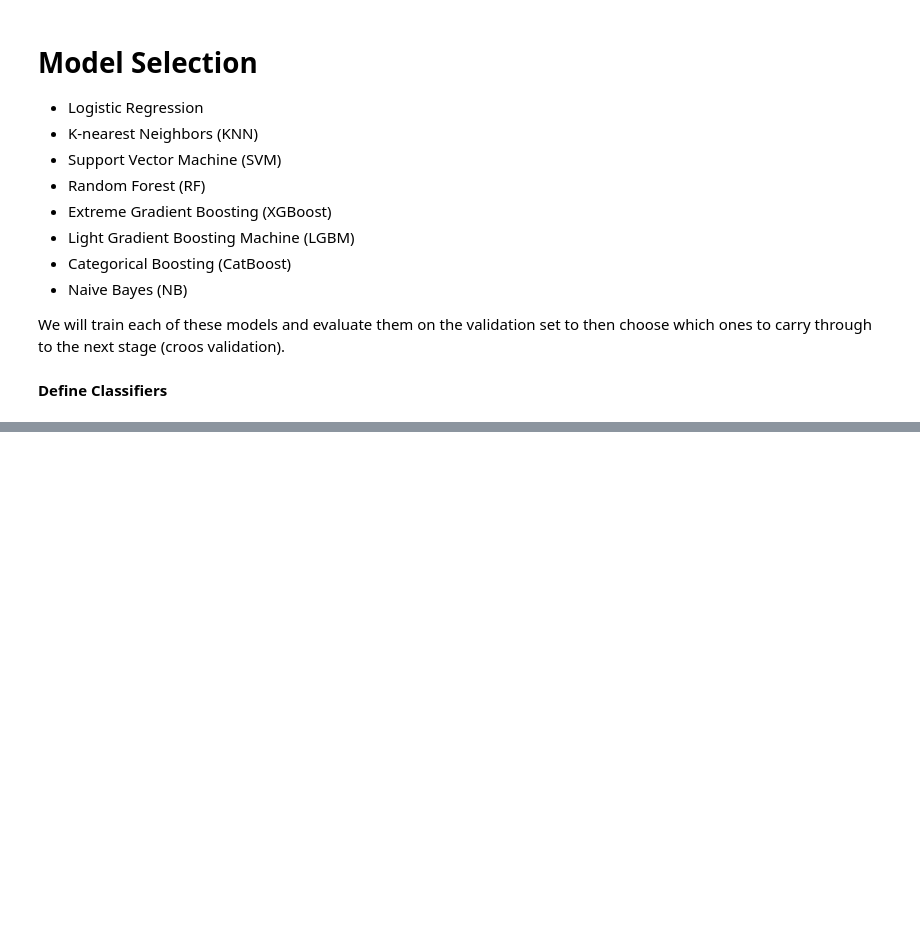
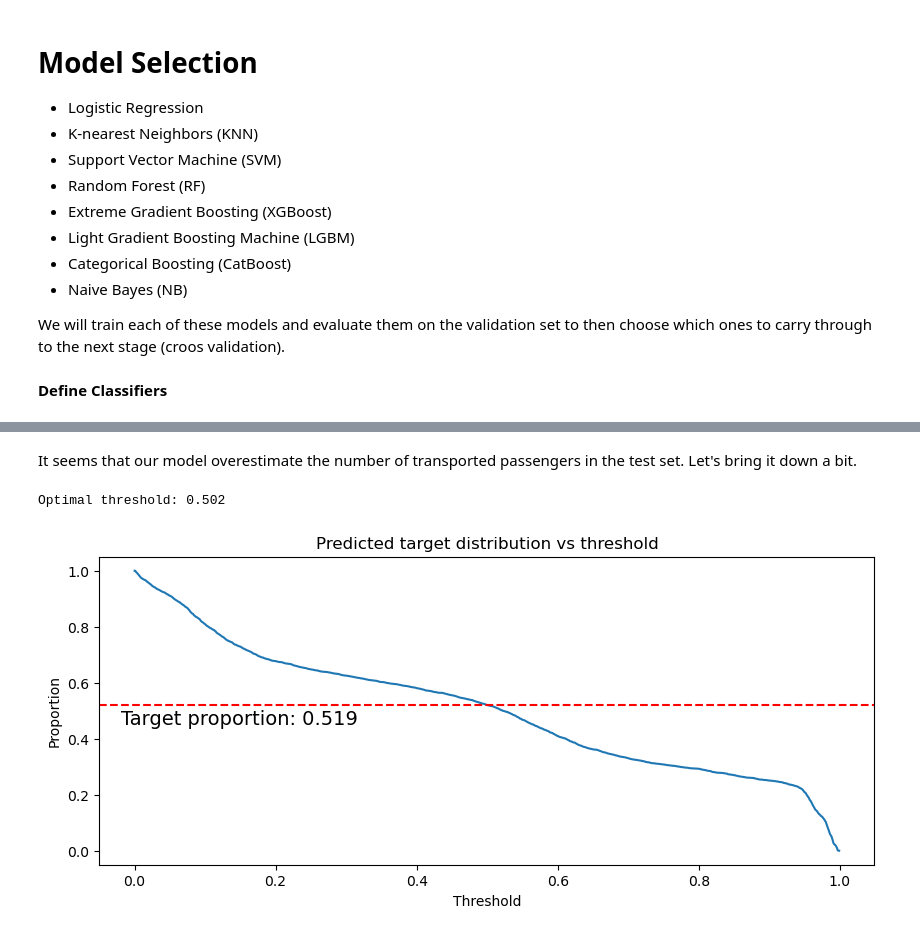
Before and after one commit to cclores1/Gantry-Kinematics, a Jupyter notebook: fork-of-space-titanic-competition-v1-1-a57f3f.ipynb, the cells around one changed output, grey strips where cells are left out. Cells and saved outputs as stored; diff of their text form; code cells hidden in the pictures; blank space fills up the shorter version.

```diff
--- a/fork-of-space-titanic-competition-v1-1-a57f3f.ipynb
+++ b/fork-of-space-titanic-competition-v1-1-a57f3f.ipynb
@@ -1349,0 +1447,6 @@ grid = {
+# %%
+# Classifiers
+best_classifiers = {
+    "LGBM": LGBMClassifier(**clf_best_params["LGBM"], random_state=0),
+    "CatBoost": CatBoostClassifier(**clf_best_params["CatBoost"], verbose=False, random_state=0),
+}
@@ -1349,0 +1528,37 @@ grid = {
+# %% [markdown]
+It seems that our model overestimate the number of transported passengers in the test set. Let's bring it down a bit.
+# %%
+# Proportion of predicted positive (transported) classes
+def preds_prop(preds_arr, thresh):
+    pred_classes=(preds_arr>=thresh).astype(int)
+    return pred_classes.sum()/len(pred_classes)
+
+# Plot proportions across a range of thresholds
+def plot_preds_prop(preds_arr):
+    # Array of thresholds
+    T_array=np.arange(0,1,0.001)
+
+    # Calculate proportions
+    prop=np.zeros(len(T_array))
+    for i, T in enumerate(T_array):
+        prop[i]=preds_prop(preds_arr, T)
+
+    # Plot proportions
+    plt.figure(figsize=(10,4))
+    plt.plot(T_array, prop)
+    target_prop=0.519         # Experiment with this value
+    plt.axhline(y=target_prop, color='r', linestyle='--')
+    plt.text(-0.02,0.45,f'Target proportion: {target_prop}', fontsize=14)
+    plt.title('Predicted target distribution vs threshold')
+    plt.xlabel('Threshold')
+    plt.ylabel('Proportion')
+
+    # Find optimal threshold (the one that leads to the proportion being closest to target_prop)
+    T_opt=T_array[np.abs(prop-target_prop).argmin()]
+    print('Optimal threshold:', T_opt)
+    return T_opt
+
+T_opt=plot_preds_prop(preds)
+# %% [output]
+Optimal threshold: 0.502
+[figure, added]
```
Also changed, not shown: parts of 18 cells of this notebook.
